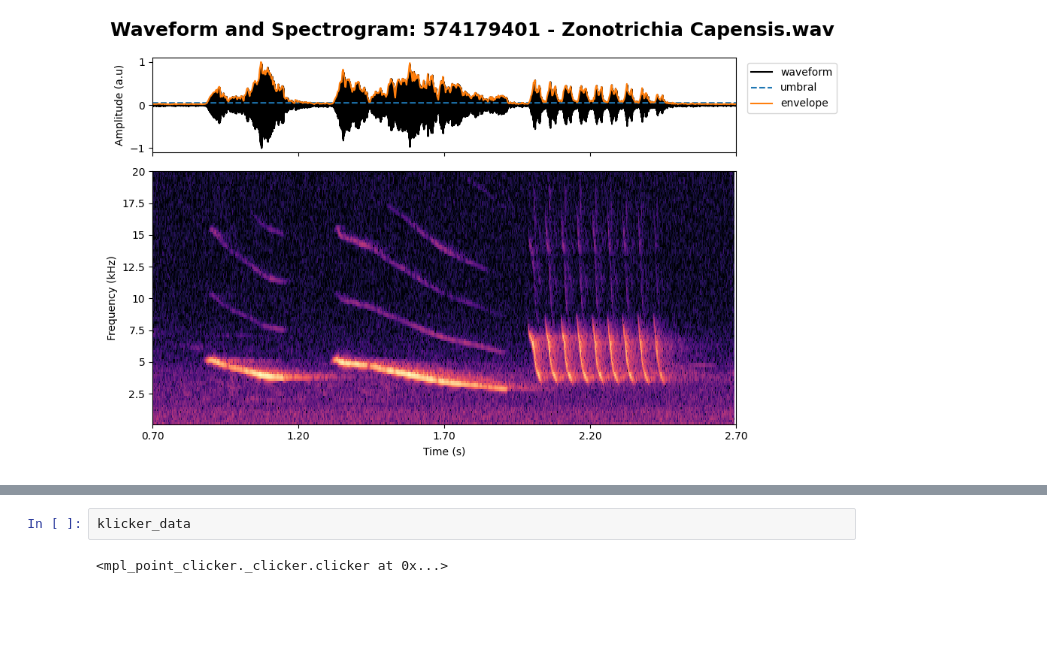
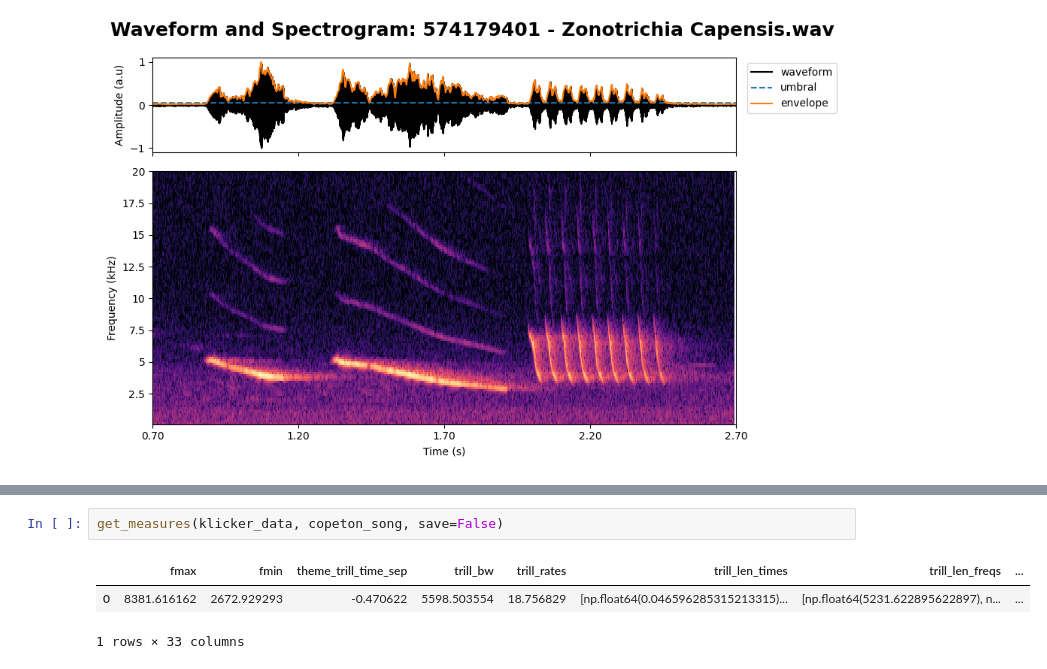
Before and after one commit to wavesongs/birds, a Jupyter notebook: Tutorial2_SpectrumMeasures.ipynb, the cells around one changed output, grey strips where cells are left out. Cells and saved outputs as stored; diff of their text form; blank space fills up the shorter version.

```diff
--- a/Tutorial2_DataExtraction.ipynb
+++ b/Tutorial2_SpectrumMeasures.ipynb
@@ -58,4 +59,6 @@ klicker_data = plots.spectrogram_data(copeton_song)
-# %%
-klicker_data
-# %% [output]
-<mpl_point_clicker._clicker.clicker at 0x...>
+# %%
+get_measures(klicker_data, copeton_song, save=False)
+# %% [output]
+|  | fmax | fmin | theme_trill_time_sep | trill_bw | trill_rates | trill_len_times | trill_len_freqs | ... |
+| 0 | 8381.616162 | 2672.929293 | -0.470622 | 5598.503554 | 18.756829 | [np.float64(0.046596285315213315)... | [np.float64(5231.622895622897), n... | ... |
+1 rows × 33 columns
```
Also changed, not shown: parts of 3 cells of this notebook, 5 other files.
